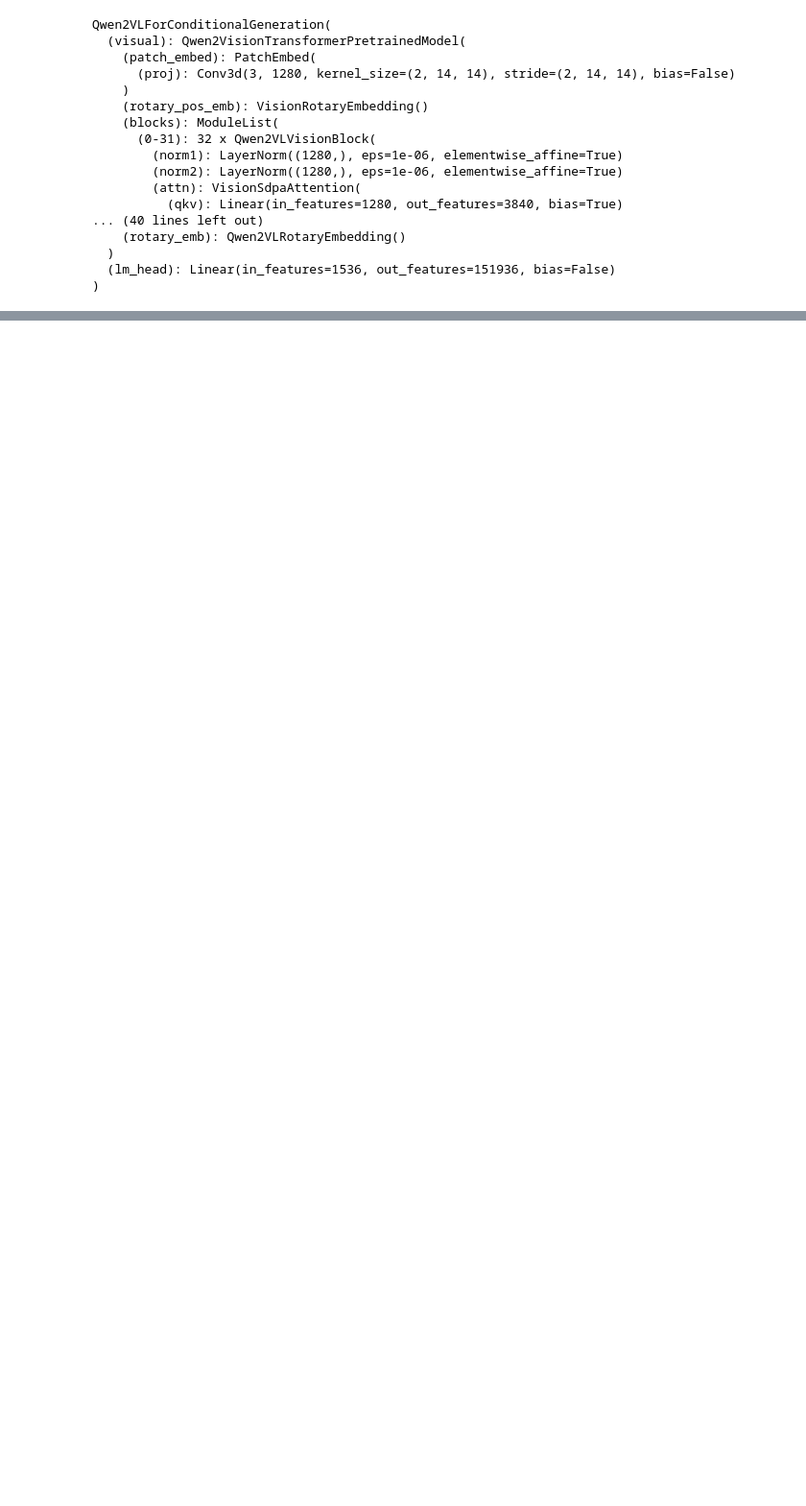
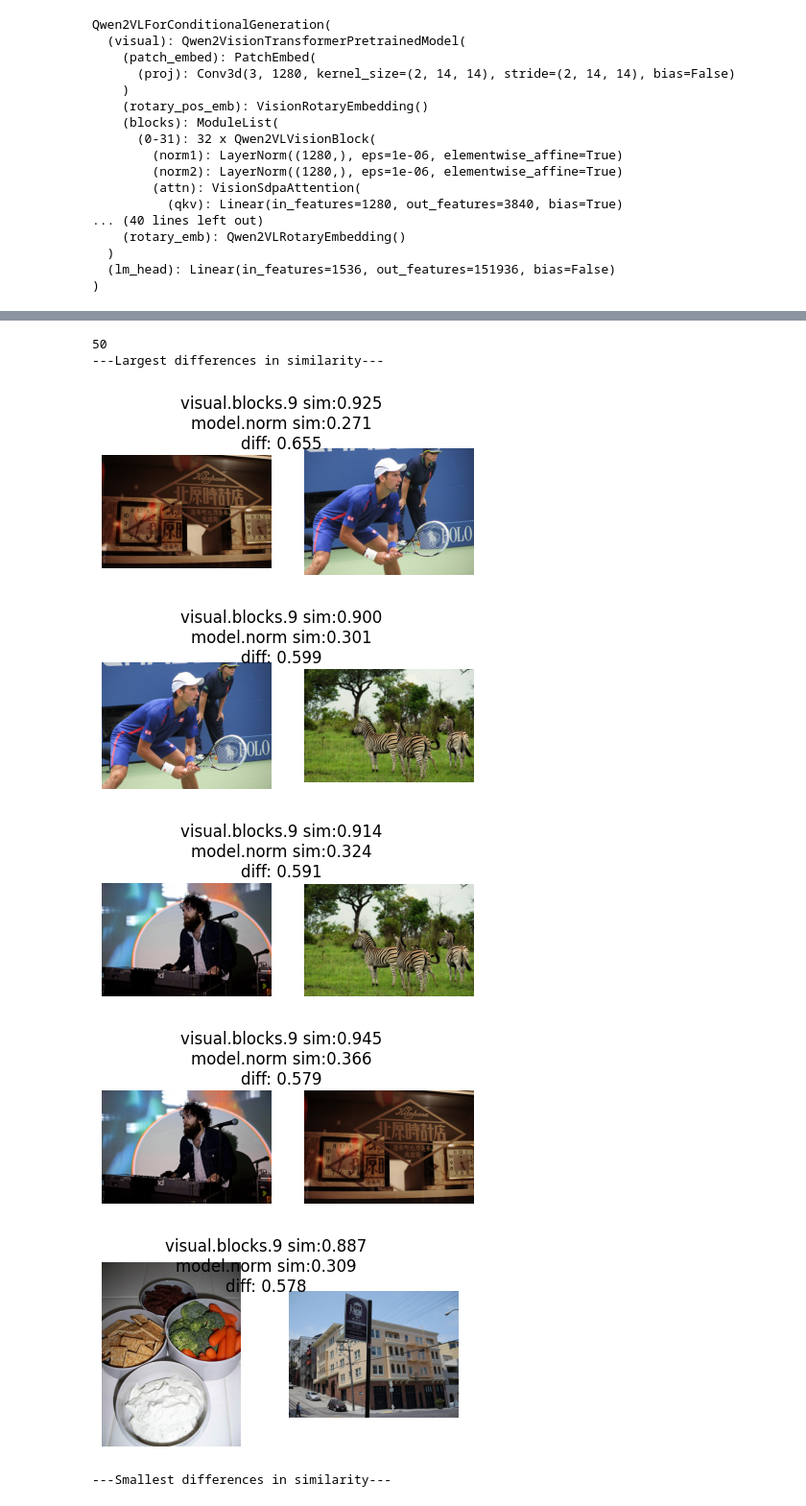
Before and after one commit to allisonchen23/vlm-lens, a Jupyter notebook: notebooks/get_representations.ipynb, the cells around one changed output, grey strips where cells are left out. Shown at 96% size. Saved outputs shown, nothing was run; the diff lists cells and outputs as text; code cells hidden in the pictures; blank space fills up the shorter version.

```diff
--- a/notebooks/get_representations.ipynb
+++ b/notebooks/get_representations.ipynb
@@ -284,0 +387,79 @@ for idx in range(n_graphs):
+# %%
+# Visualize samples that are different between visual.merger and model.norm-visual, n_visualize
+layer1 = "visual.blocks.9"
+layer2 = "model.norm"
+n_images = len(model.config.image_paths)
+print(n_images)
+n_visualize = 5
+modes = ["max", "min"]
+
+# Make a dictionary keyed by names
+similarities_dict = dict(zip(module_names, module_similarities))
+embeddings_dict = dict(zip(module_names, module_embeddings))
+# # Obtain similarity matrices
+
+# Sanity checks
+sim_matrix1 = db_utils.cosine_similarity_numpy(embeddings_dict[layer1], embeddings_dict[layer1])
+sim_matrix1 = np.triu(sim_matrix1, k=1)
+
+sim_matrix2 = db_utils.cosine_similarity_numpy(embeddings_dict[layer2], embeddings_dict[layer2])
+sim_matrix2 = np.triu(sim_matrix2, k=1)
+
+diff12 = sim_matrix1 - sim_matrix2
+diff_abs = np.abs(diff12)
+
+# Get indices with largest differences
+largest_diff_idxs = np.argsort(diff_abs.flatten())[::-1][:n_visualize]
+largest_diff_row_idxs, largest_diff_col_idxs = np.unravel_index(largest_diff_idxs, diff_abs.shape)
+
+
+
+# Make lower triangular matrix (including diagonal) 1's
+lt_indices = np.tril_indices(diff_abs.shape[0], k=0)
+diff_abs[lt_indices] = 2 # Out of bounds for similarity
+smallest_diff_idxs = np.argsort(diff_abs.flatten())[:n_visualize]
+smallest_diff_row_idxs, smallest_diff_col_idxs = np.unravel_index(smallest_diff_idxs, diff_abs.shape)
+
+# Make lower triangular matrix (including diagonal) back to 0's
+diff_abs[lt_indices] = 0
+
+# Get list of image paths
+cursor.execute("""
+    SELECT image_path
+    FROM tensors WHERE layer = ?
+    """, (layer1,))
+image_paths = cursor.fetchall()
+image_paths = [str(path[0]) for path in image_paths]
+
+# Display images from largest differences
+print("---Largest differences in similarity---")
+for row_idx, col_idx in zip(largest_diff_row_idxs, largest_diff_col_idxs):
+    img1 = utils.read_file(image_paths[row_idx])
+    img2 = utils.read_file(image_paths[col_idx])
+    visualizations.show_image_rows(
+        images=[[img1, img2]],
+        figure_title="{} sim:{:.3f}\n{} sim:{:.3f}\ndiff: {:.3f}".format(
+        layer1, sim_matrix1[row_idx, col_idx],
+        layer2, sim_matrix2[row_idx, col_idx],
+        diff12[row_idx, col_idx]))
+
+# Display images from smallest differences
+print("---Smallest differences in similarity---")
+for row_idx, col_idx in zip(smallest_diff_row_idxs, smallest_diff_col_idxs):
+    img1 = utils.read_file(image_paths[row_idx])
+    img2 = utils.read_file(image_paths[col_idx])
+    visualizations.show_image_rows(
+        images=[[img1, img2]],
+        figure_title="{} sim:{:.3f}\n{} sim:{:.3f}\ndiff: {:.3f}".format(
+        layer1, sim_matrix1[row_idx, col_idx],
+        layer2, sim_matrix2[row_idx, col_idx],
+        diff12[row_idx, col_idx]))
+# %% [output]
+50
+---Largest differences in similarity---
+[figure, added]
+[figure, added]
+[figure, added]
+[figure, added]
+[figure, added]
+---Smallest differences in similarity---
```
Also changed, not shown: parts of 20 cells of this notebook, 6 other files.
